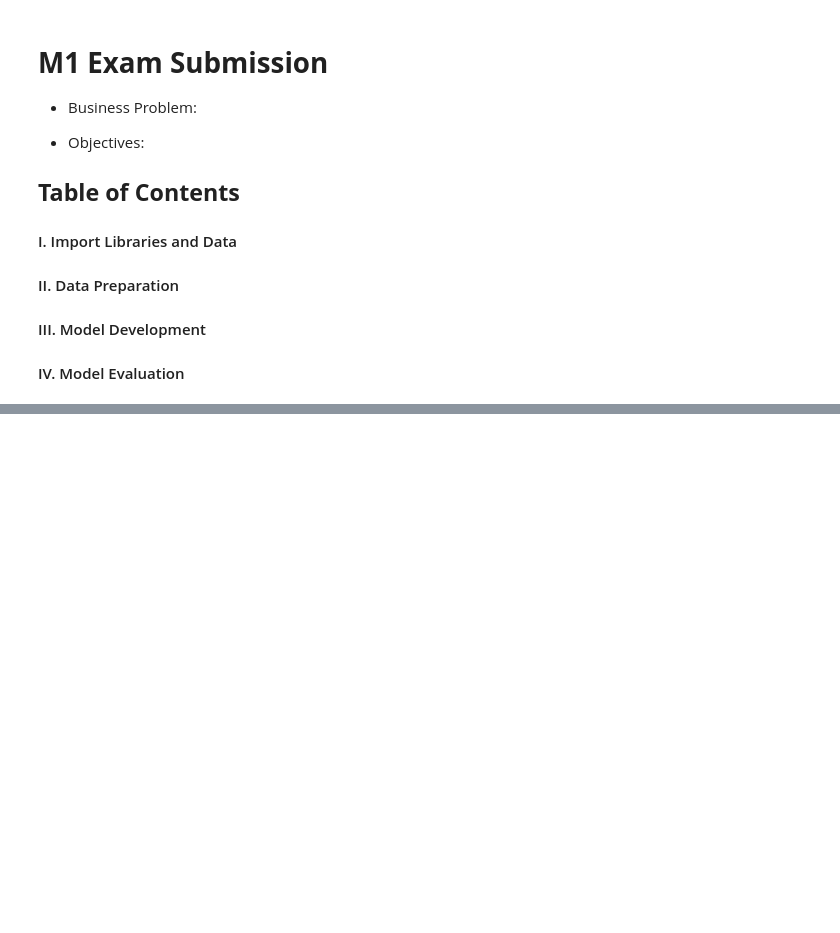
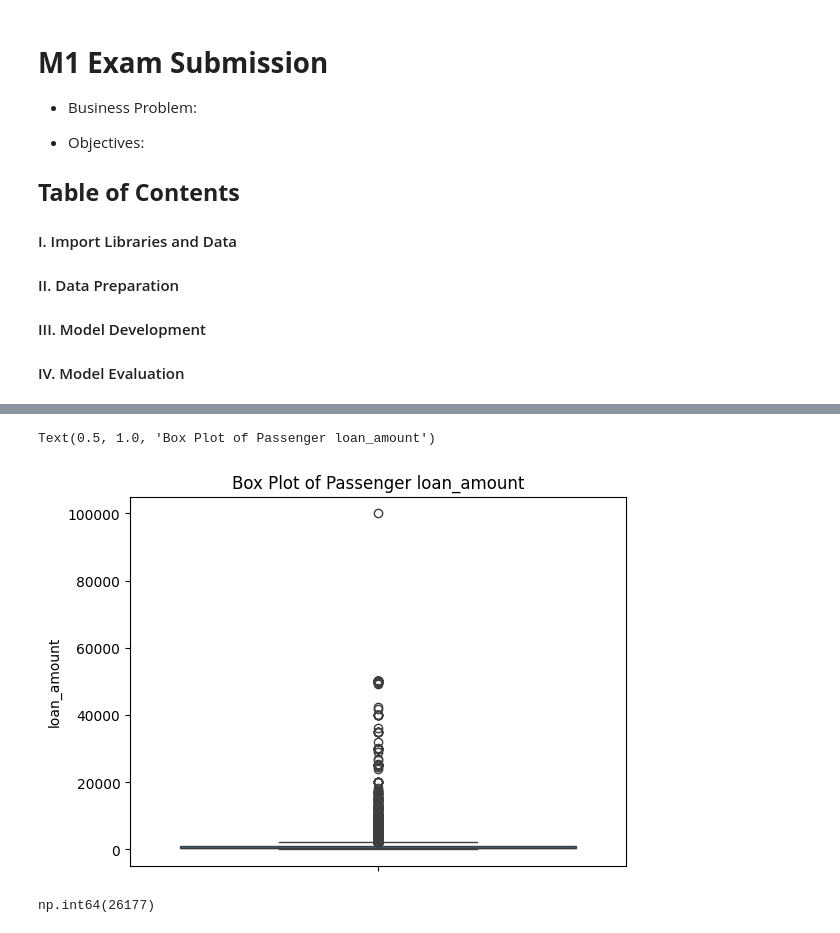
Before and after one commit to JAdamHub/M1-Exam-Submission, a Jupyter notebook: M1-Exam-Submission.ipynb, the cells around one changed output, grey strips where cells are left out. Saved outputs shown, nothing was run; the diff lists cells and outputs as text; code cells hidden in the pictures; blank space fills up the shorter version.

```diff
--- a/M1-Exam-Submission.ipynb
+++ b/M1-Exam-Submission.ipynb
@@ -76,0 +78,14 @@ print(12)
+# %%
+!wget -nc "https://github.com/aaubs/ds-master/raw/main/data/assignments_datasets/KIVA/kiva_loans_part_0.csv.zip"
+!wget -nc "https://github.com/aaubs/ds-master/raw/main/data/assignments_datasets/KIVA/kiva_loans_part_1.csv.zip"
+!wget -nc "https://github.com/aaubs/ds-master/raw/main/data/assignments_datasets/KIVA/kiva_loans_part_2.csv.zip"
+
+# Unzip to csv
+!unzip -o kiva_loans_part_0.csv.zip
+!unzip -o kiva_loans_part_1.csv.zip
+!unzip -o kiva_loans_part_2.csv.zip
+
+# Loading datasets
+data_part1 = pd.read_csv("kiva_loans_part_0.csv")
+data_part2 = pd.read_csv("kiva_loans_part_1.csv")
+data_part3 = pd.read_csv("kiva_loans_part_2.csv")
@@ -76,0 +110,3 @@ print(12)
+# %%
+# We can see, that the imported loan dataset consists of 3 parts. We will like to combine these to one big dataset
+data = pd.concat([data_part1, data_part2, data_part3])
@@ -76,0 +165,2 @@ print(12)
+# %%
+data = data.drop(['tags', 'use', 'currency', 'country_code'], axis=1)
@@ -76,0 +169,3 @@ print(12)
+# %%
+# Loans never funded
+data['funded_time'] = data['funded_time'].where(data['funded_time'].notna(), None)
@@ -76,0 +192,21 @@ print(12)
+# %%
+sns.boxplot(data=data, y='loan_amount').set_title('Box Plot of Passenger loan_amount')
+# %% [output]
+Text(0.5, 1.0, 'Box Plot of Passenger loan_amount')
+[figure, added]
+# %%
+# Calculate Z-scores
+z_scores = zscore(data['loan_amount'])
+
+# Get boolean array indicating the presence of outliers
+# Using 2 & -2 z_scores to get 95% of data within 2 standard deviations
+data['outlier_loan_amount'] = (z_scores > 2) | (z_scores < -2)
+
+
+#Removing outliers
+data_clean = data[~data['outlier_loan_amount']]
+
+# Check amount of outliers (if any?)
+data['outlier_loan_amount'].sum()
+# %% [output]
+np.int64(26177)
```
Also changed, not shown: parts of 15 cells of this notebook.
